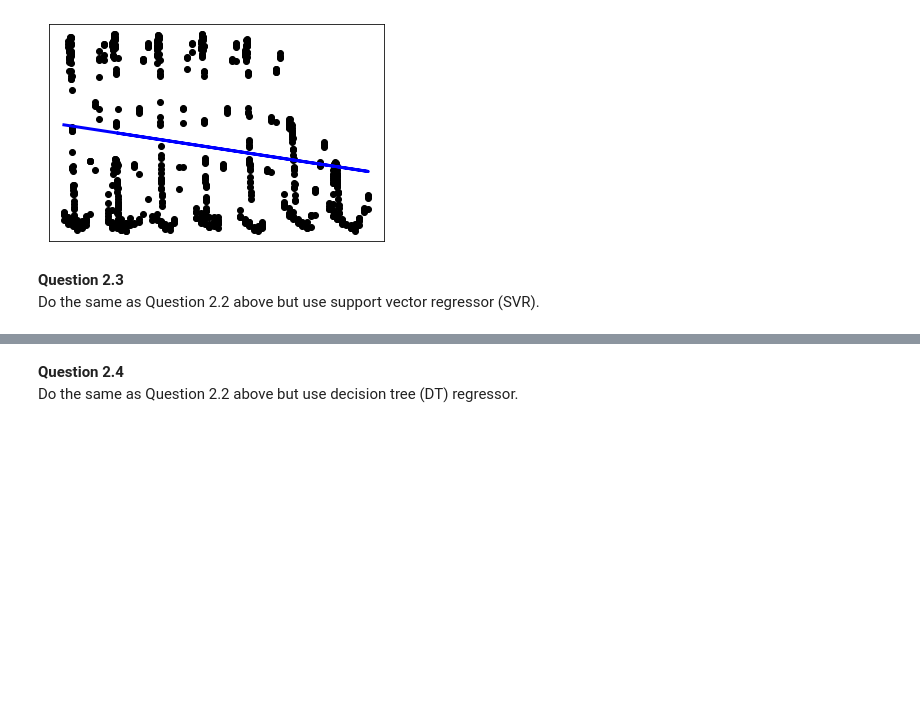
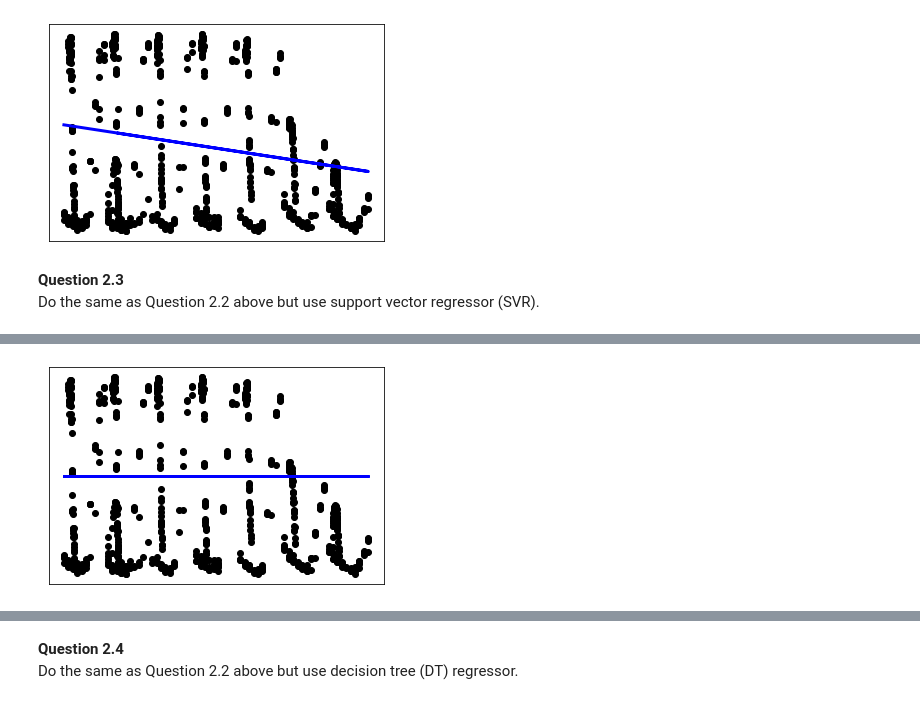
Before and after one commit to EthanWong2212/EE4211_Proj, a Jupyter notebook: part2.ipynb, the cells around one changed output, grey strips where cells are left out. Drawn from its saved outputs; the diff is of its cells as text; code cells hidden in the pictures; blank space fills up the shorter version.

```diff
--- a/part2.ipynb
+++ b/part2.ipynb
@@ -198,0 +225,19 @@ Do the same as Question 2.2 above but use support vector regressor (SVR).
+# %%
+
+from sklearn.svm import SVR
+# most important SVR parameter is Kernel type. It can be #linear,polynomial or gaussian SVR. We have a non-linear condition #so we can select polynomial or gaussian but here we select RBF(a #gaussian type) kernel.
+regressor = SVR(kernel='rbf',degree=100)
+# regressor.fit(X,y)
+regressor.fit(train_x.reshape(-1, 1),train_y)
+#5 Predicting a new result
+predicted = regressor.predict(np.asarray(test_x).reshape(-1, 1))
+
+plt.scatter(test_x, test_y, color="black")
+plt.plot(test_x, predicted, color="blue", linewidth=3)
+
+plt.xticks(())
+plt.yticks(())
+
+plt.show()
+# %% [output]
+[figure, added]
```
Also changed, not shown: parts of 6 cells of this notebook, 1 other file.
